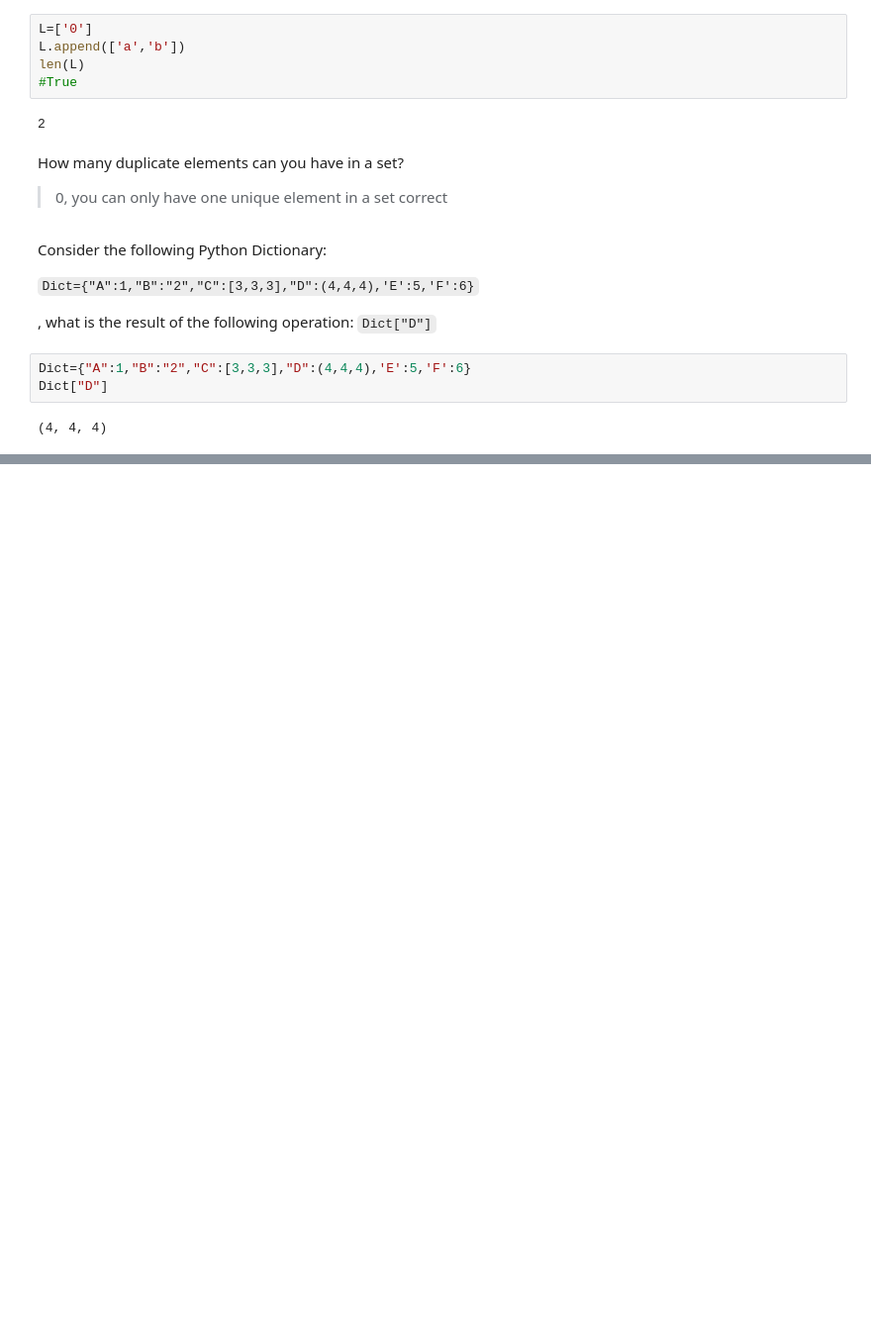
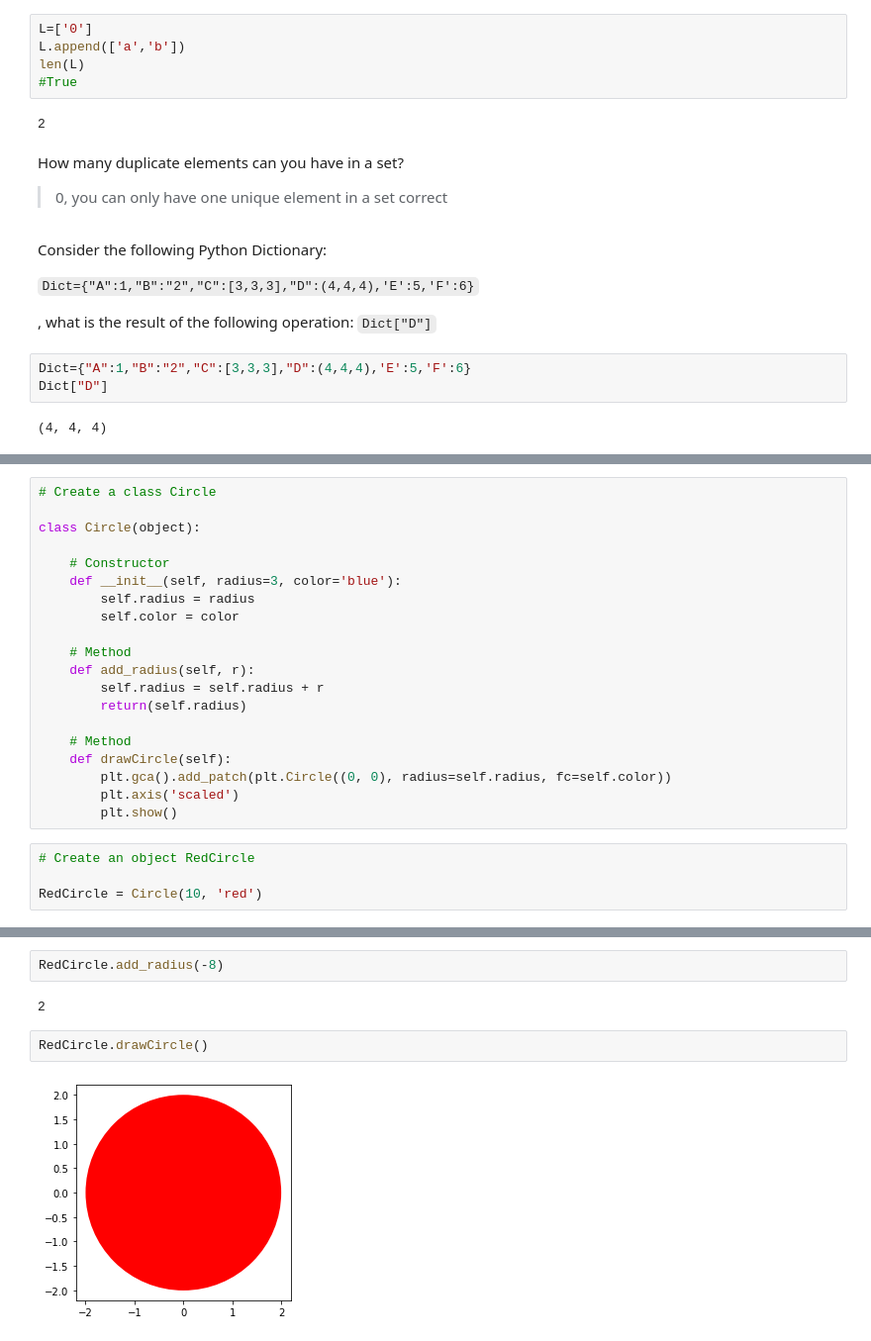
Before and after one commit to rubensgamaliel/CognitiveClass, a Jupyter notebook: Python_DS/Cognitive_class_basics.ipynb, the cells around one changed output, grey strips where cells are left out. Shown: that part at 99% size. Drawn from its saved outputs; the diff is of its cells as text; blank space fills up the shorter version.

```diff
--- a/Python_DS/Cognitive_class_basics.ipynb
+++ b/Python_DS/Cognitive_class_basics.ipynb
@@ -198,0 +584,24 @@ Dict["D"]
+# %%
+# Create a class Circle
+
+class Circle(object):
+
+    # Constructor
+    def __init__(self, radius=3, color='blue'):
+        self.radius = radius
+        self.color = color
+
+    # Method
+    def add_radius(self, r):
+        self.radius = self.radius + r
+        return(self.radius)
+
+    # Method
+    def drawCircle(self):
+        plt.gca().add_patch(plt.Circle((0, 0), radius=self.radius, fc=self.color))
+        plt.axis('scaled')
+        plt.show()
+# %%
+# Create an object RedCircle
+
+RedCircle = Circle(10, 'red')
@@ -198,0 +630,8 @@ Dict["D"]
+# %%
+RedCircle.add_radius(-8)
+# %% [output]
+2
+# %%
+RedCircle.drawCircle()
+# %% [output]
+[figure, added]
```
Also changed, not shown: parts of 86 cells of this notebook.
